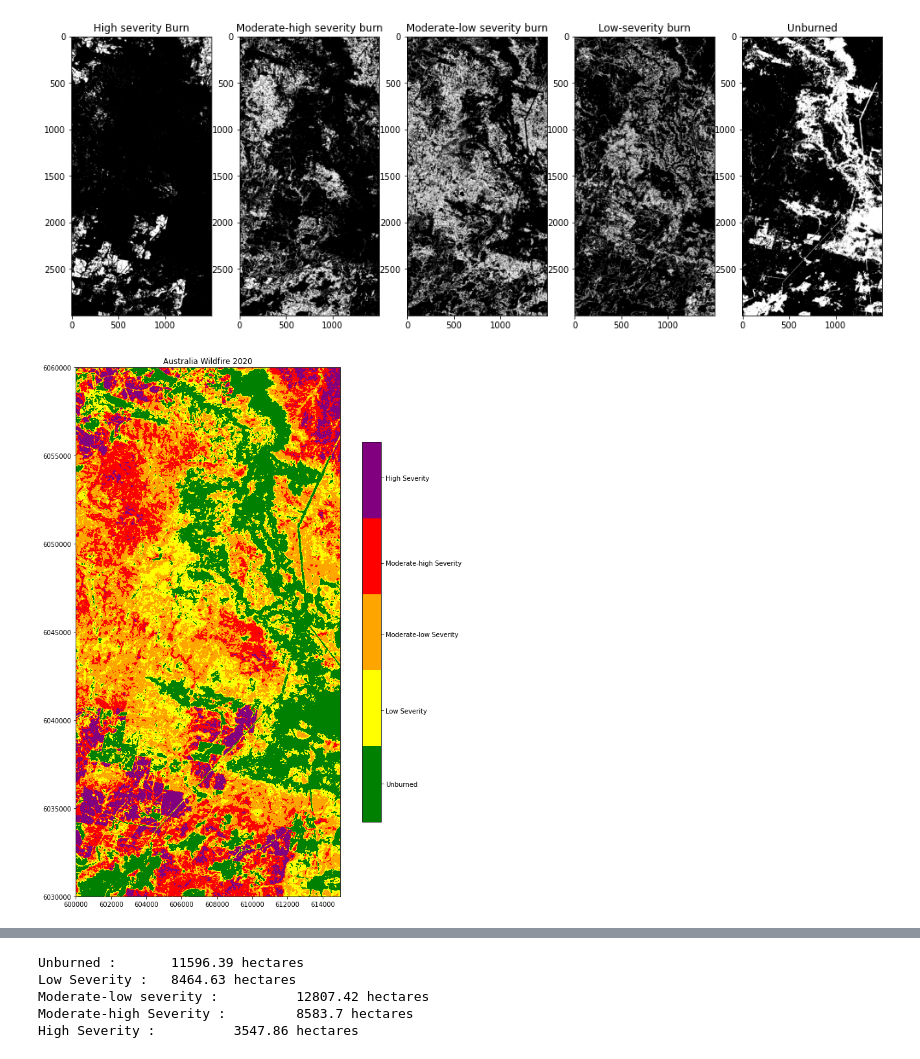
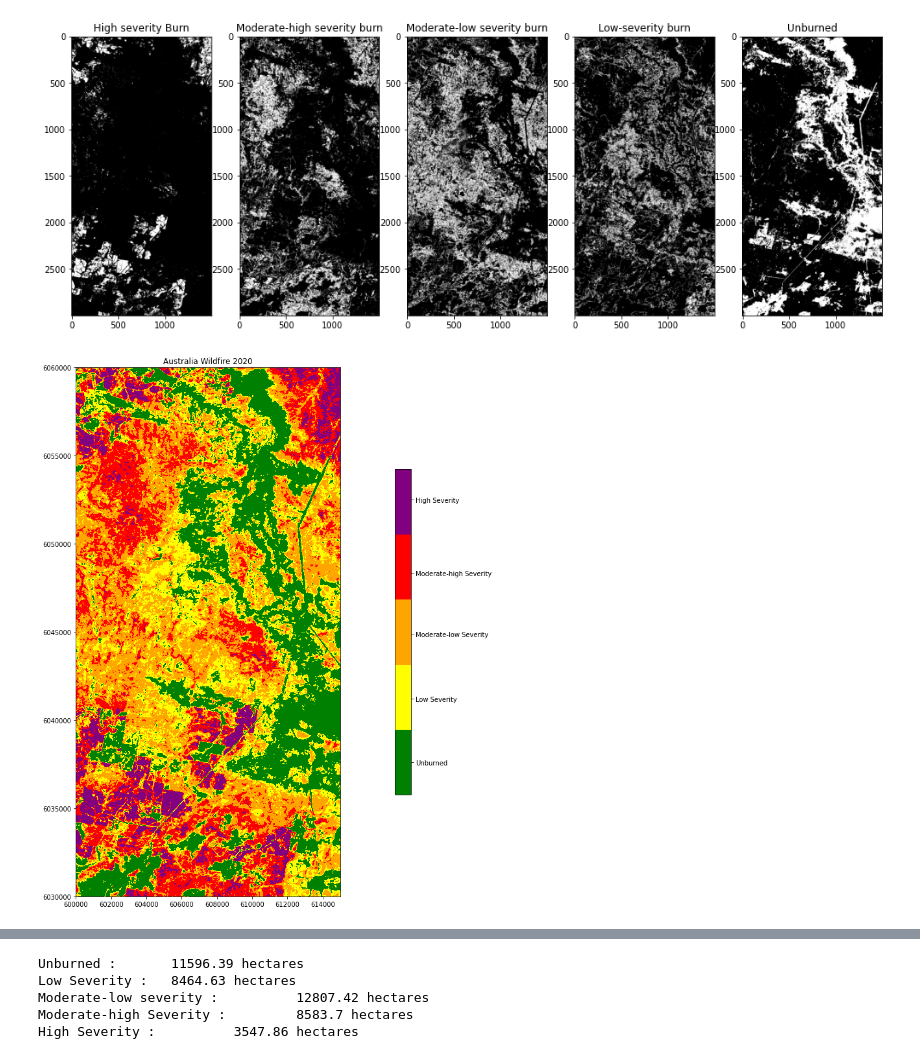
Before and after one commit to dagdelenvolkan/wildfire-nbr, a Jupyter notebook: Wildfire.ipynb, the cells around one changed output, grey strips where cells are left out. Drawn from its saved outputs; the diff is of its cells as text; code cells hidden in the pictures.

Commit message:
Adjust legend and correct title

```diff
--- a/Wildfire.ipynb
+++ b/Wildfire.ipynb
@@ -182,21 +182,21 @@ plt.show()
 # %%
 #Creating color map
 cmap = matplotlib.colors.ListedColormap(['green','yellow','orange','red','purple'])
 #Creating figure
 fig, ax = plt.subplots(1, figsize=(15, 15))
 plt.ticklabel_format(style = 'plain')
 plt.title('Australia Wildfire 2020')
 bounds = [-0.5, 0.1, 0.27, 0.440, 0.660, 1.3]
 norm = matplotlib.colors.BoundaryNorm(bounds, 5)
 cax = ax.imshow(dnbr.read()[0], cmap=cmap, norm=norm)
 show(dnbr.read(),ax=ax, cmap=cmap, norm=norm, transform=dnbr.transform)
 
-cbar = fig.colorbar(cax, ax=ax, fraction=0.035, pad=0.04, ticks=[-0.2, 0.18, 0.35, 0.53, 1])
+cbar = fig.colorbar(cax, ax=ax, fraction=0.03, pad=0.1, ticks=[-0.2, 0.18, 0.35, 0.53, 1])
 cbar.ax.set_yticklabels(['Unburned', 'Low Severity', 'Moderate-low Severity', 'Moderate-high Severity', 'High Severity'])
 
 plt.show()
 # %% [output]
-[figure, old version]
+[figure, new version]
 # %%
 #Draw pixel classified dnbr pixel values
 fig, ax = plt.subplots(1, figsize=(10, 10))
```
Also changed, not shown: parts of 1 cell of this notebook.
